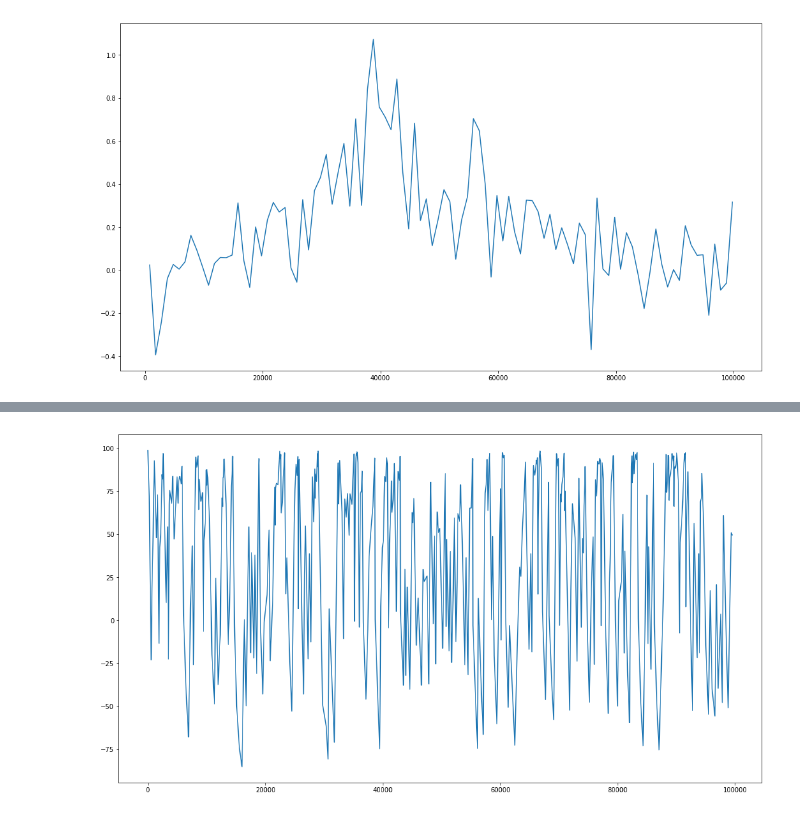
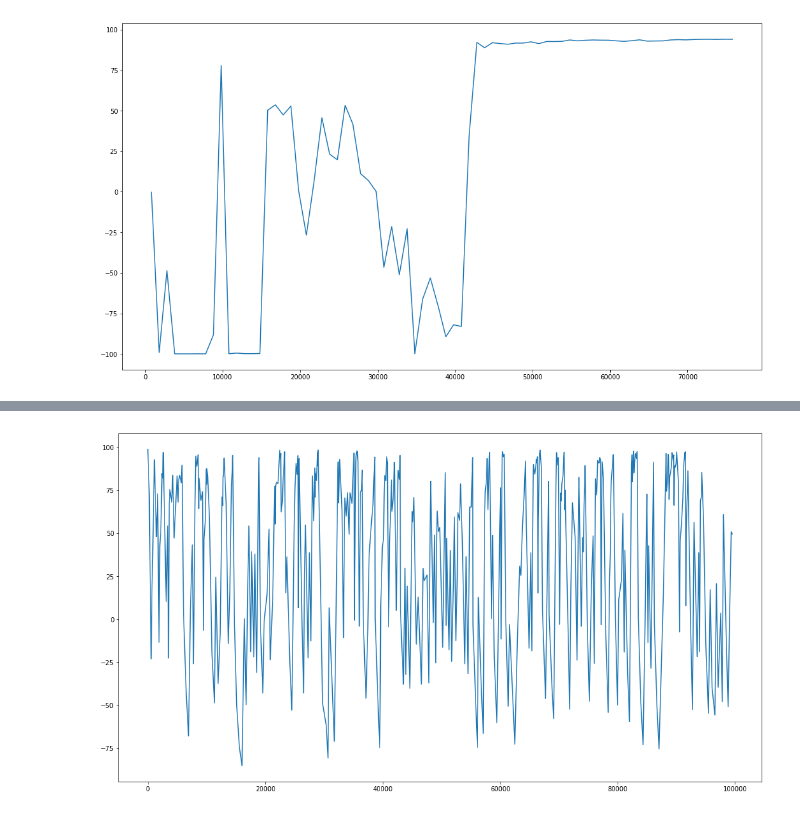
Before and after one commit to pifouuu/deep-rl, a Jupyter notebook: notebooks/sarst_comp_1_various_explo-Copy1.ipynb, the cells around one changed output, grey strips where cells are left out. Drawn from its saved outputs; the diff is of its cells as text; code cells hidden in the pictures.

```diff
--- a/notebooks/sarst_comp_1_various_explo-Copy1.ipynb
+++ b/notebooks/sarst_comp_1_various_explo-Copy1.ipynb
@@ -12,7 +12,7 @@ colors = bmap.mpl_colors
 import os
 # %%
 files = [
-    '../log/cluster/CMCPos-v0'
+    '../log/local/CMCPos-v0'
 ]
 # %%
 frames = [] # List of pandas dataframes corresponding to each results file
@@ -20,7 +20,7 @@ to_drop = ['eval_freq', 'log_dir', 'max_steps', 'nb_test_steps', 'nb_train_iter'
        'save_freq', 'train_freq', 'random_seed']
 for file in files:
     # Fetching json files corresponding to one set of parameters
-    runs = glob.glob(file + '/*/')
+    runs = glob.glob(file + '/2018_03_19_18_15_27/')
     for num_run, run in enumerate(runs):
         # Discarding runs with broken result files
         try:
@@ -57,16 +57,16 @@ expe_res_steps
 # %%
 params = ['actor_lr', 'alpha','buffer_size', 'critic_lr', 'env', 'gamma', 'invert_grads', 'memory','minibatch_size', 'sigma', 'strategy', 'target_clip','tau']
-y = ['mean_action_grads']
+y = ['reward_init']
 x = ['training_step']
 df = expe_res_steps[x+y+params]
 l = x+params
 df = df.groupby(l).mean().reset_index()
 
 fig, ax = plt.subplots(figsize=(18,10))
 for i, (name, g) in enumerate(df.groupby(params)):
     ax.plot(g[x], g[y])
 # %% [output]
-[figure, old version]
+[figure, new version]
 # %%
 frames = [] # List of pandas dataframes corresponding to each results file
 for file in files:
```
Also changed, not shown: parts of 1 cell of this notebook, 3 other files.
